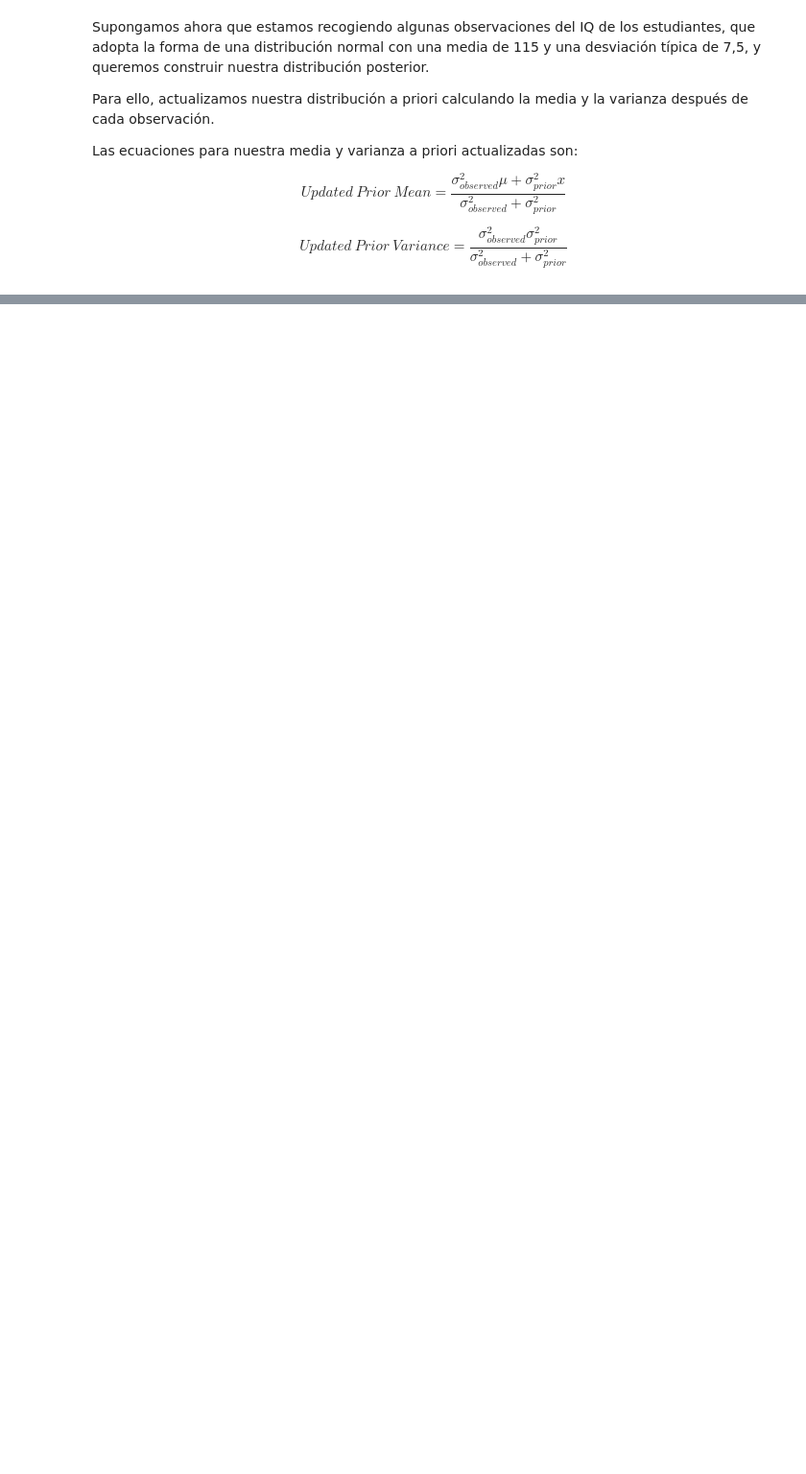
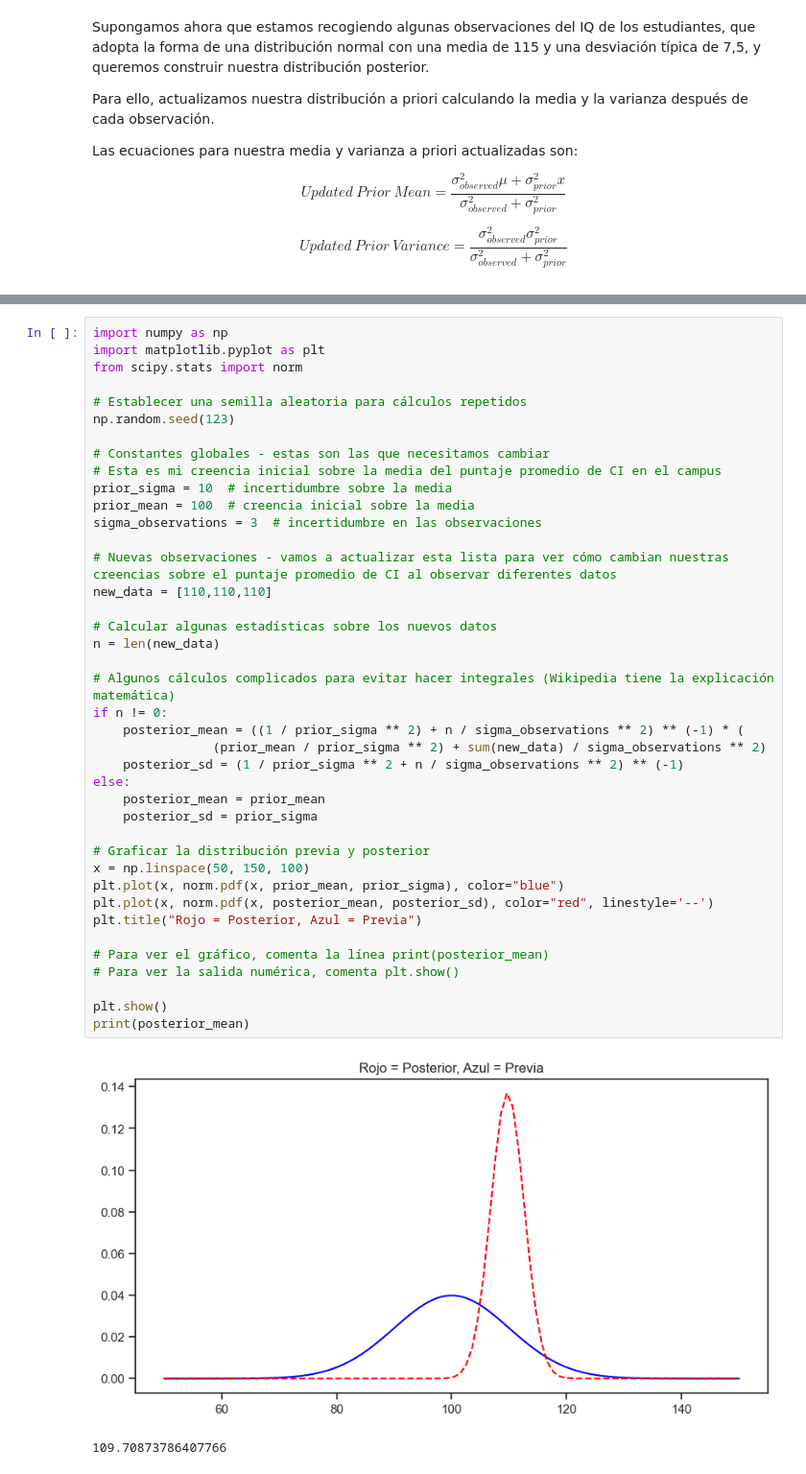
Before and after one commit to onavarrete04/Introduccion-Ciencia-Datos, a Jupyter notebook: 2023_modelos_estadísticos_datos.ipynb, the cells around one changed output, grey strips where cells are left out. Shown at 96% size. Drawn from its saved outputs; the diff is of its cells as text; blank space fills up the shorter version.

Commit message:
Curso U.ANDES Modelos. Datos descriptivos de datos.

```diff
--- a/2023_modelos_estadísticos_datos.ipynb
+++ b/2023_modelos_estadísticos_datos.ipynb
@@ -3190,0 +3220,43 @@ sns.despine()
+# %%
+import numpy as np
+import matplotlib.pyplot as plt
+from scipy.stats import norm
+
+# Establecer una semilla aleatoria para cálculos repetidos
+np.random.seed(123)
+
+# Constantes globales - estas son las que necesitamos cambiar
+# Esta es mi creencia inicial sobre la media del puntaje promedio de CI en el campus
+prior_sigma = 10  # incertidumbre sobre la media
+prior_mean = 100  # creencia inicial sobre la media
+sigma_observations = 3  # incertidumbre en las observaciones
+
+# Nuevas observaciones - vamos a actualizar esta lista para ver cómo cambian nuestras creencias sobre el puntaje promedio de CI al observar diferentes datos
+new_data = [110,110,110]
+
+# Calcular algunas estadísticas sobre los nuevos datos
+n = len(new_data)
+
+# Algunos cálculos complicados para evitar hacer integrales (Wikipedia tiene la explicación matemática)
+if n != 0:
+    posterior_mean = ((1 / prior_sigma ** 2) + n / sigma_observations ** 2) ** (-1) * (
+                (prior_mean / prior_sigma ** 2) + sum(new_data) / sigma_observations ** 2)
+    posterior_sd = (1 / prior_sigma ** 2 + n / sigma_observations ** 2) ** (-1)
+else:
+    posterior_mean = prior_mean
+    posterior_sd = prior_sigma
+
+# Graficar la distribución previa y posterior
+x = np.linspace(50, 150, 100)
+plt.plot(x, norm.pdf(x, prior_mean, prior_sigma), color="blue")
+plt.plot(x, norm.pdf(x, posterior_mean, posterior_sd), color="red", linestyle='--')
+plt.title("Rojo = Posterior, Azul = Previa")
+
+# Para ver el gráfico, comenta la línea print(posterior_mean)
+# Para ver la salida numérica, comenta plt.show()
+
+plt.show()
+print(posterior_mean)
+# %% [output]
+[figure, added]
+109.70873786407766
```
Also changed, not shown: parts of 28 cells of this notebook, 4 other files.
